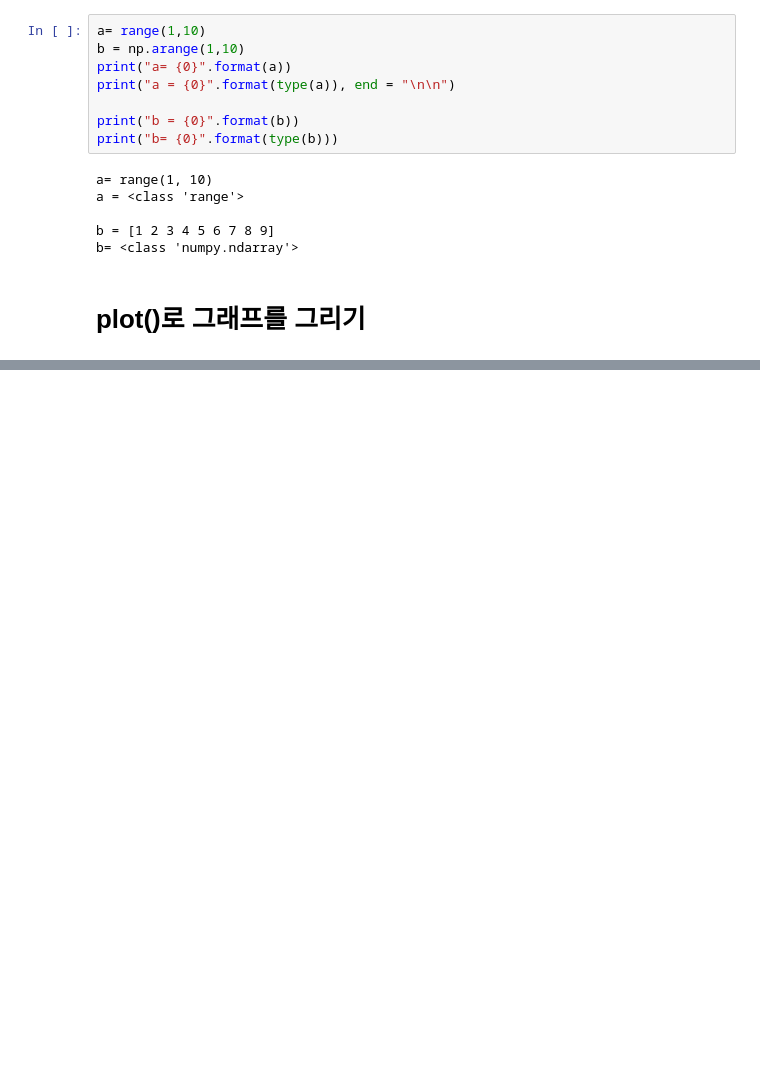
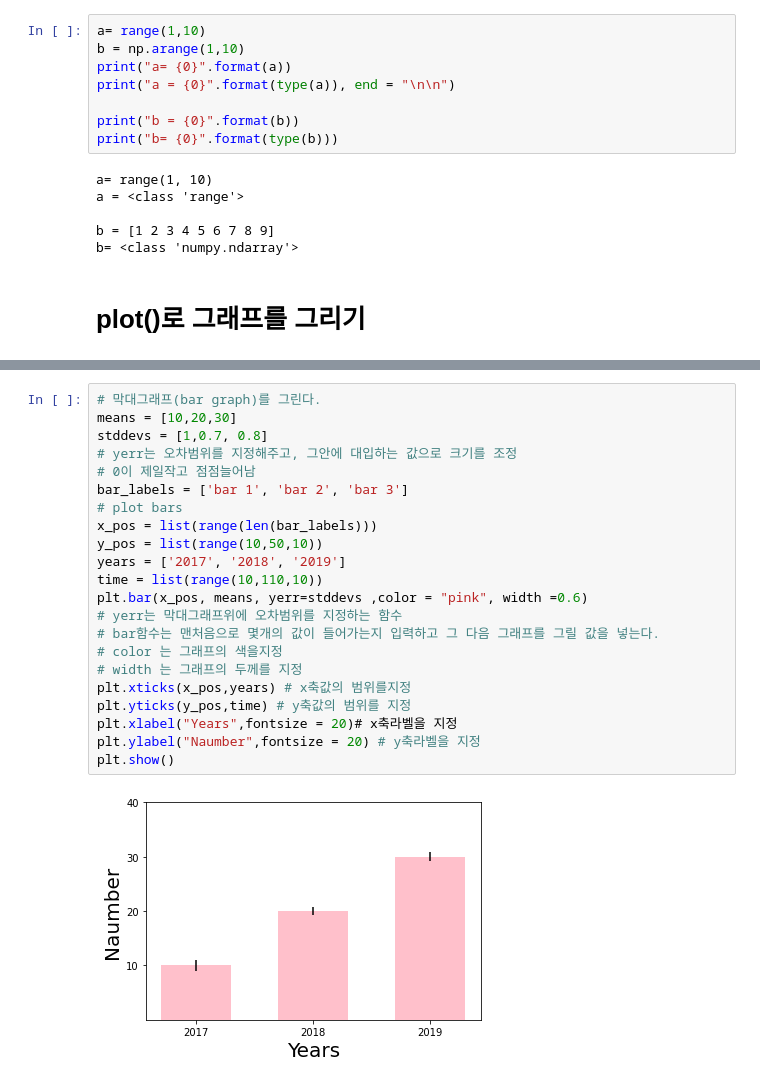
Before and after one commit to rlfwo93/machine-learning, a Jupyter notebook: matplotilb.ipynb, the cells around one changed output, grey strips where cells are left out. Cells and saved outputs as stored; diff of their text form; blank space fills up the shorter version.

```diff
--- a/matplotilb.ipynb
+++ b/matplotilb.ipynb
@@ -49,0 +86,24 @@ plt.plot(np.arange(0.0, 3.0, 0.01), s)  # x-축을 지정한다.
+# %%
+# 막대그래프(bar graph)를 그린다.
+means = [10,20,30]
+stddevs = [1,0.7, 0.8]
+# yerr는 오차범위를 지정해주고, 그안에 대입하는 값으로 크기를 조정
+# 0이 제일작고 점점늘어남
+bar_labels = ['bar 1', 'bar 2', 'bar 3']
+# plot bars
+x_pos = list(range(len(bar_labels)))
+y_pos = list(range(10,50,10))
+years = ['2017', '2018', '2019']
+time = list(range(10,110,10))
+plt.bar(x_pos, means, yerr=stddevs ,color = "pink", width =0.6)
+# yerr는 막대그래프위에 오차범위를 지정하는 함수
+# bar함수는 맨처음으로 몇개의 값이 들어가는지 입력하고 그 다음 그래프를 그릴 값을 넣는다.
+# color 는 그래프의 색을지정
+# width 는 그래프의 두께를 지정
+plt.xticks(x_pos,years) # x축값의 범위를지정
+plt.yticks(y_pos,time) # y축값의 범위를 지정
+plt.xlabel("Years",fontsize = 20)# x축라벨을 지정
+plt.ylabel("Naumber",fontsize = 20) # y축라벨을 지정
+plt.show()
+# %% [output]
+[figure, added]
```
Also changed, not shown: parts of 8 cells of this notebook.
